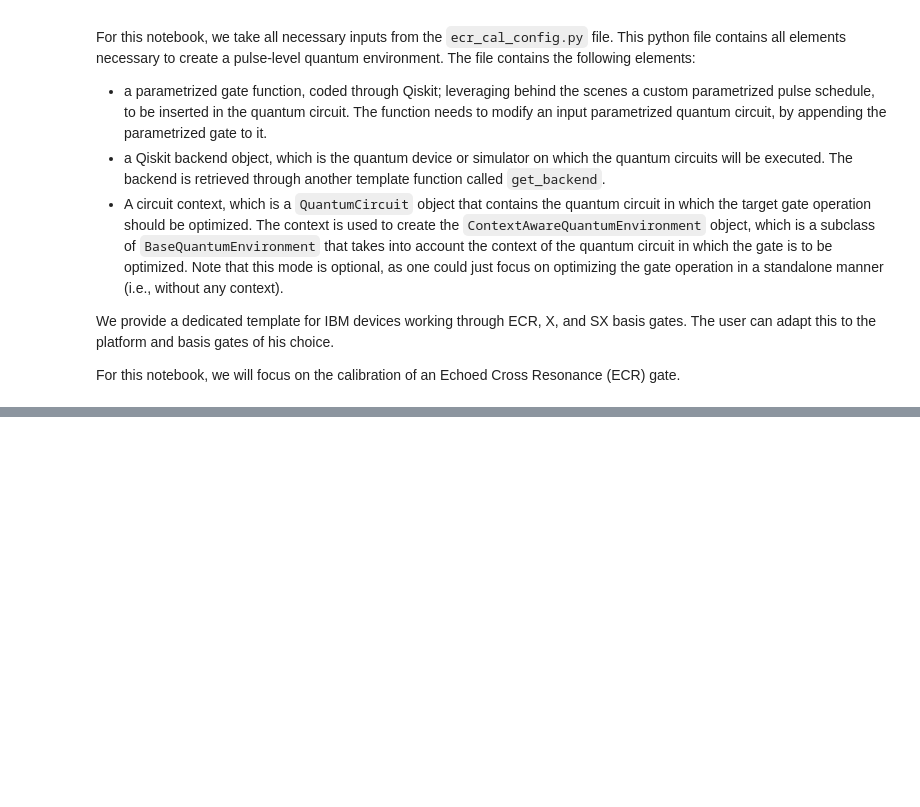
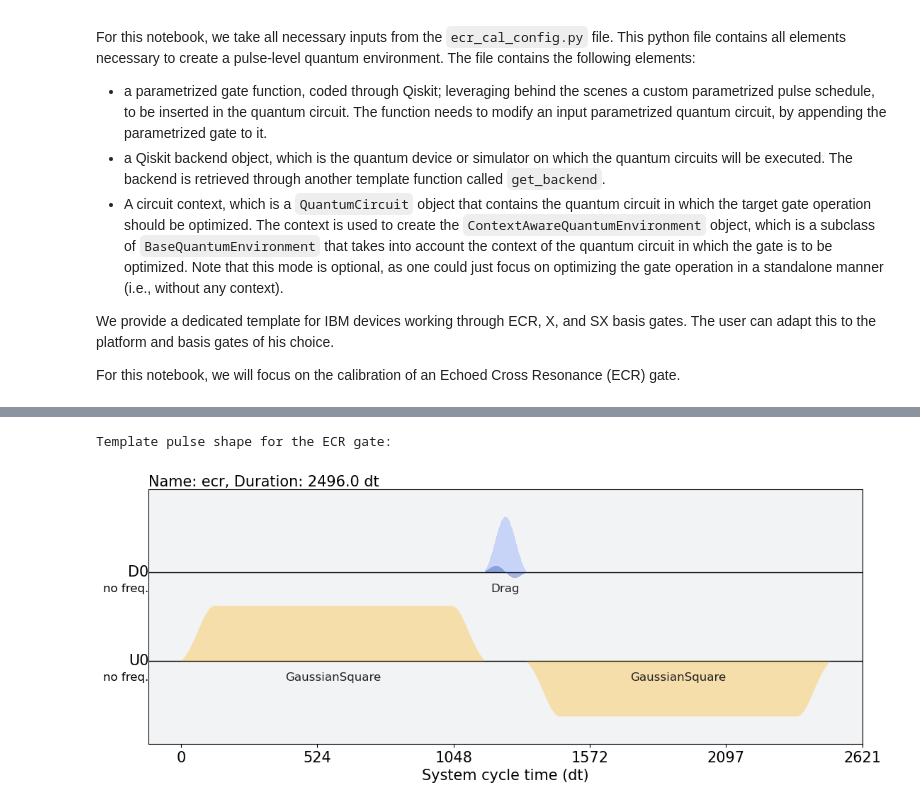
Before and after one commit to arthurostrauss/Quantum_Optimal_Control, a Jupyter notebook: pulse_level/qiskit_pulse/ecr_calibration/ecr_calibration.ipynb, the cells around one changed output, grey strips where cells are left out. Drawn from its saved outputs; the diff is of its cells as text; code cells hidden in the pictures; blank space fills up the shorter version.

```diff
--- a/pulse_level/qiskit_pulse/ecr_calibration/ecr_calibration.ipynb
+++ b/pulse_level/qiskit_pulse/ecr_calibration/ecr_calibration.ipynb
@@ -56,5 +96,5 @@ The quantum environment configuration is drawn from a yaml file. The configurati
 # %%
-# Get the quantum environment configuration
+# Get the quantum environment configuration from yaml file (could also be loaded manually)
 import os
 
 current_dir = os.getcwd()
@@ -63,14 +103,10 @@ config_file_name = "ecr_pulse_cal.yaml"
 config_file_address = os.path.join(current_dir, config_file_name)
 
 q_env_config = get_q_env_config(
-    config_file_address,
-    get_backend,
-    apply_parametrized_circuit,
+    config_file_address, apply_parametrized_circuit, backend
 )
+# Add kwargs to the parametrized circuit function
 q_env_config.backend_config.parametrized_circuit_kwargs = {
     "target": q_env_config.target,
     "backend": q_env_config.backend,
 }
-circuit_context = get_circuit_context(
-    q_env_config.backend, q_env_config.physical_qubits
-)
@@ -95,15 +118,24 @@ q_1 -> 1 ──────░──┤ S ├─┤ H ├┤ S ├┤1     ├
 # %%
 # Set the use_context flag to True if you want to use the context of the quantum circuit
-use_context = False
+# TODO: Fill up your circuit context
+circuit_context = None
 
-if use_context:
+if circuit_context is not None:
+    fig = circuit_context.draw("mpl", interactive=True)
+
     q_env = ContextAwareQuantumEnvironment(
         q_env_config, circuit_context, training_steps_per_gate=250
     )
+
 else:
     q_env = QuantumEnvironment(q_env_config)
+    fig = q_env.circuits[0].draw("mpl", interactive=True)
 
 # Rescale the action space to [-1, 1] and clip the actions to the valid range
 # This step is dependent on the output layer of the agent for the mean of the policy
 # If the output layer is a tanh layer (default), then rescaling is necessary
-rescaled_env = RescaleAction(ClipAction(q_env), -1.0, 1.0)
+
+rescaled_env = ClipAction(RescaleAction(q_env, -1, 1))
+
+print("Circuit subject to calibration:")
+fig
@@ -109,0 +145,6 @@ rescaled_env = RescaleAction(ClipAction(q_env), -1.0, 1.0)
+# %%
+print("Template pulse shape for the ECR gate:")
+q_env.backend.target["ecr"][(0, 1)].calibration.draw()
+# %% [output]
+Template pulse shape for the ECR gate:
+[figure, added]
```
Also changed, not shown: parts of 58 cells of this notebook, 16 other files.
